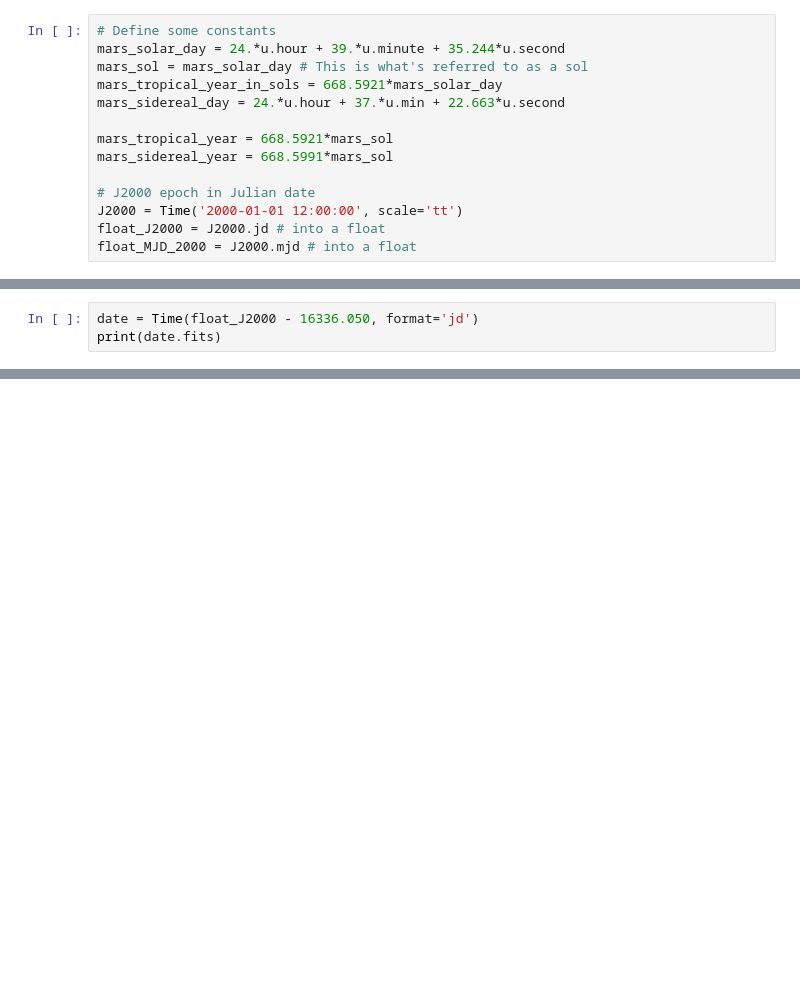
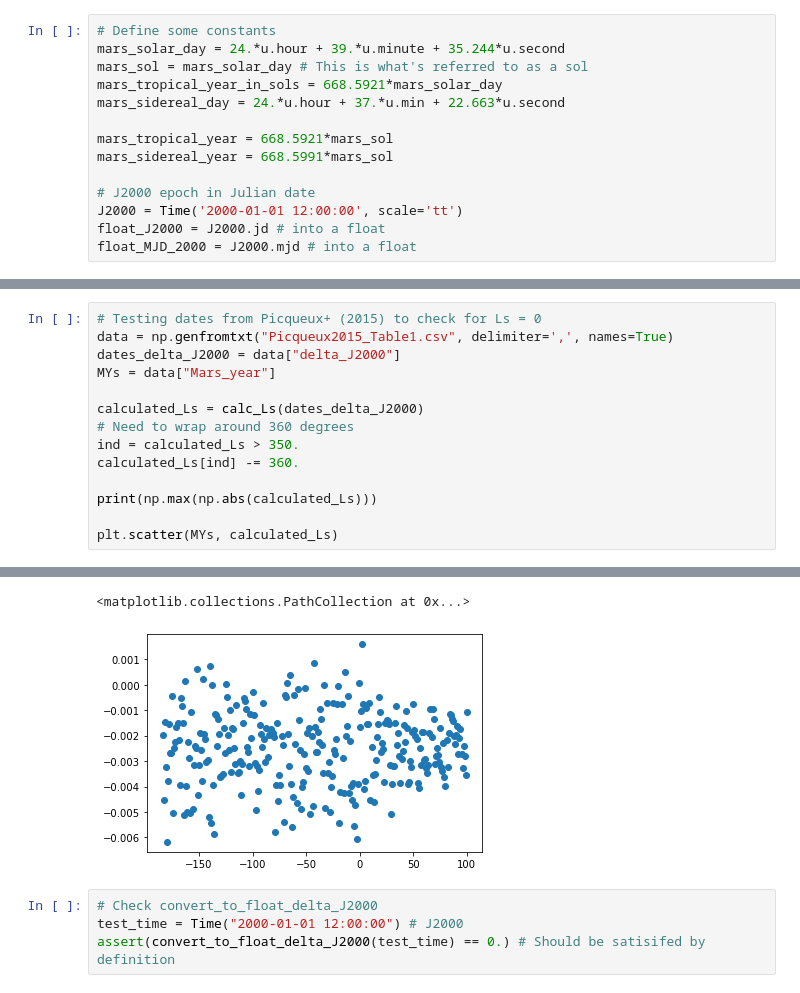
Before and after one commit to BoiseStatePlanetary/mars_clock, a Jupyter notebook: docs/examples/Using_Mars_Clock.ipynb, the cells around one changed output, grey strips where cells are left out. Drawn from its saved outputs; the diff is of its cells as text; blank space fills up the shorter version.

Commit message:
Renamed table; Writing some examples

```diff
--- a/docs/examples/Using_Mars_Clock.ipynb
+++ b/docs/examples/Using_Mars_Clock.ipynb
@@ -217,4 +261,15 @@ print(calc_Ls(Curiosity_first_sol_delta_JD))
 # %%
-date = Time(float_J2000 - 16336.050, format='jd')
-print(date.fits)
+# Testing dates from Picqueux+ (2015) to check for Ls = 0
+data = np.genfromtxt("Picqueux2015_Table1.csv", delimiter=',', names=True)
+dates_delta_J2000 = data["delta_J2000"]
+MYs = data["Mars_year"]
+
+calculated_Ls = calc_Ls(dates_delta_J2000)
+# Need to wrap around 360 degrees
+ind = calculated_Ls > 350.
+calculated_Ls[ind] -= 360.
+
+print(np.max(np.abs(calculated_Ls)))
+
+plt.scatter(MYs, calculated_Ls)
 # %% [output]
@@ -221,0 +277,6 @@ print(date.fits)
+<matplotlib.collections.PathCollection at 0x...>
+[figure, added]
+# %%
+# Check convert_to_float_delta_J2000
+test_time = Time("2000-01-01 12:00:00") # J2000
+assert(convert_to_float_delta_J2000(test_time) == 0.) # Should be satisifed by definition
```
Also changed, not shown: parts of 8 cells of this notebook, 1 other file.
